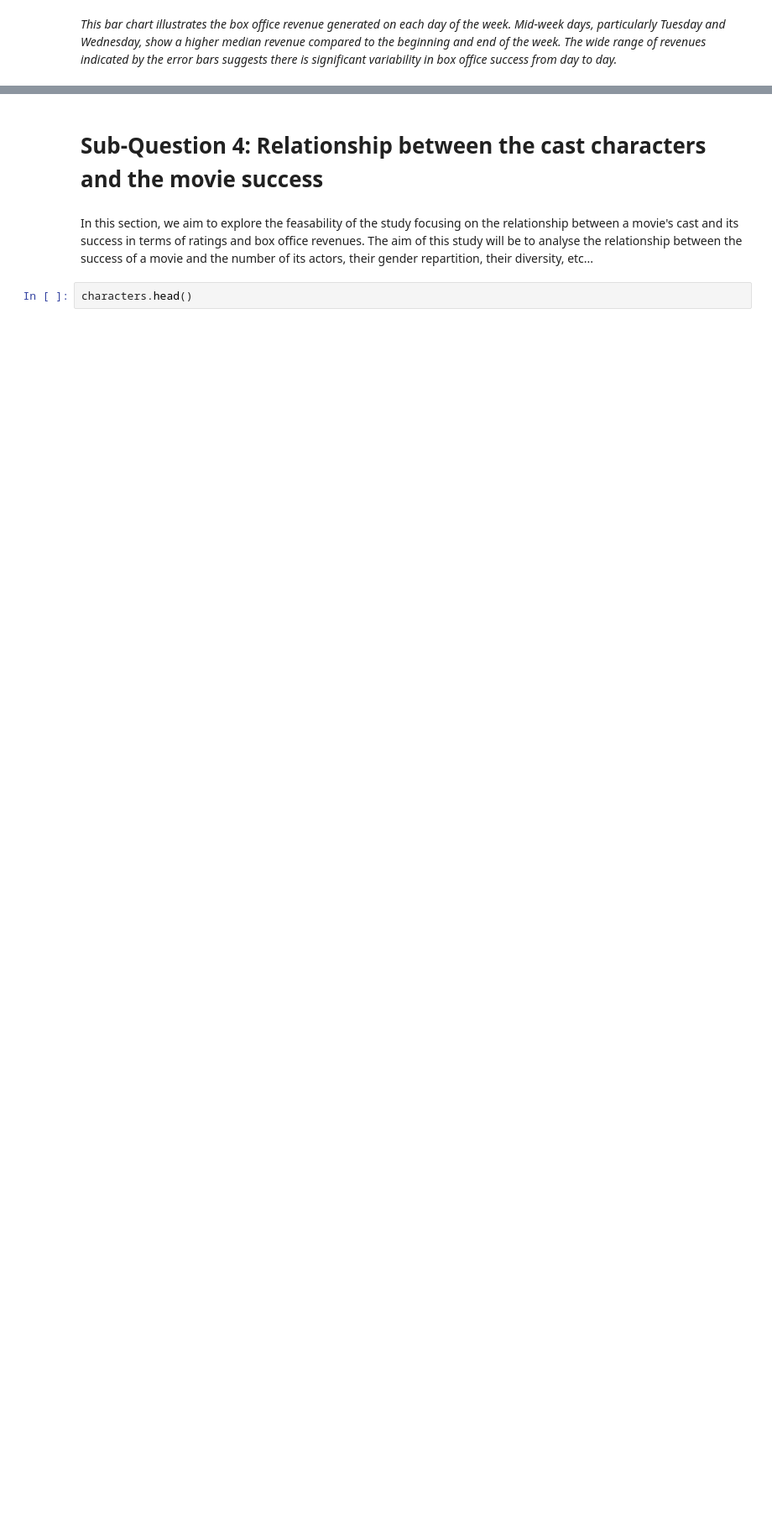
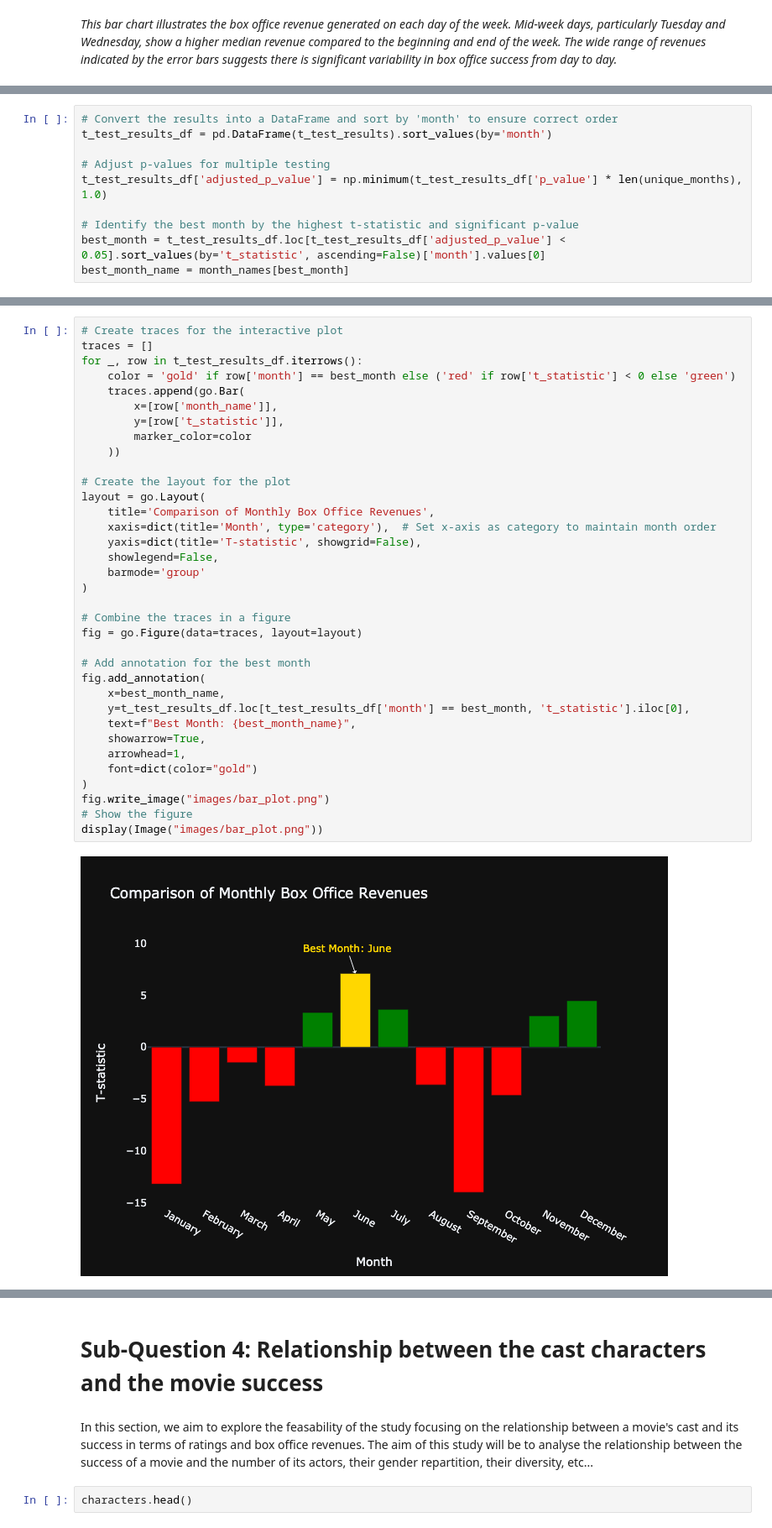
Before and after one commit to epfl-ada/ada-2023-project-yamal, a Jupyter notebook: movies_analysis.ipynb, the cells around one changed output, grey strips where cells are left out. Shown at 84% size. Saved outputs shown, nothing was run; the diff lists cells and outputs as text; blank space fills up the shorter version.

```diff
--- a/movies_analysis.ipynb
+++ b/movies_analysis.ipynb
@@ -669,0 +799,10 @@ plt.show()
+# %%
+# Convert the results into a DataFrame and sort by 'month' to ensure correct order
+t_test_results_df = pd.DataFrame(t_test_results).sort_values(by='month')
+
+# Adjust p-values for multiple testing
+t_test_results_df['adjusted_p_value'] = np.minimum(t_test_results_df['p_value'] * len(unique_months), 1.0)
+
+# Identify the best month by the highest t-statistic and significant p-value
+best_month = t_test_results_df.loc[t_test_results_df['adjusted_p_value'] < 0.05].sort_values(by='t_statistic', ascending=False)['month'].values[0]
+best_month_name = month_names[best_month]
@@ -669,0 +811,37 @@ plt.show()
+# %%
+# Create traces for the interactive plot
+traces = []
+for _, row in t_test_results_df.iterrows():
+    color = 'gold' if row['month'] == best_month else ('red' if row['t_statistic'] < 0 else 'green')
+    traces.append(go.Bar(
+        x=[row['month_name']],
+        y=[row['t_statistic']],
+        marker_color=color
+    ))
+
+# Create the layout for the plot
+layout = go.Layout(
+    title='Comparison of Monthly Box Office Revenues',
+    xaxis=dict(title='Month', type='category'),  # Set x-axis as category to maintain month order
+    yaxis=dict(title='T-statistic', showgrid=False),
+    showlegend=False,
+    barmode='group'
+)
+
+# Combine the traces in a figure
+fig = go.Figure(data=traces, layout=layout)
+
+# Add annotation for the best month
+fig.add_annotation(
+    x=best_month_name,
+    y=t_test_results_df.loc[t_test_results_df['month'] == best_month, 't_statistic'].iloc[0],
+    text=f"Best Month: {best_month_name}",
+    showarrow=True,
+    arrowhead=1,
+    font=dict(color="gold")
+)
+fig.write_image("images/bar_plot.png")
+# Show the figure
+display(Image("images/bar_plot.png"))
+# %% [output]
+[figure, added]
```
Also changed, not shown: parts of 63 cells of this notebook, 4 other files.
